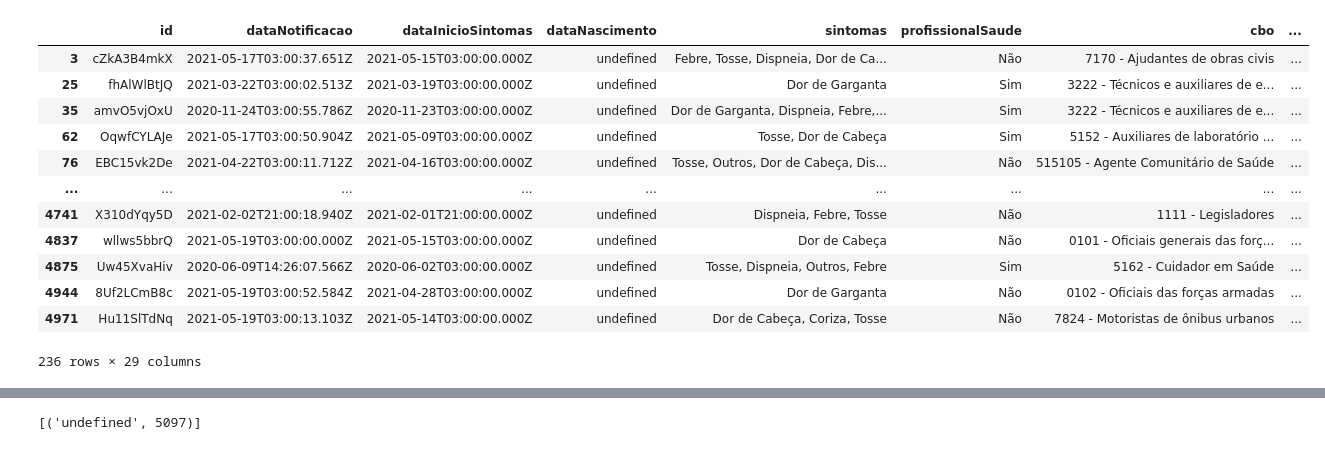
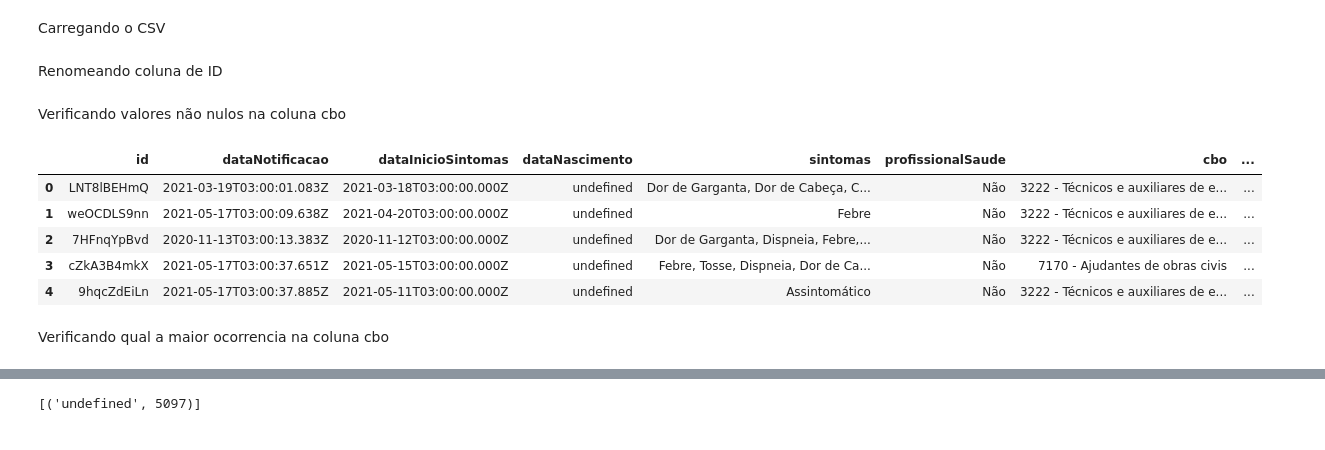
Before and after one commit to VagnerProjects/DataScience-Covid, a Jupyter notebook: SusCovid.ipynb, the cells around one changed output, grey strips where cells are left out. Cells and saved outputs as stored; diff of their text form; code cells hidden in the pictures.

```diff
--- a/SusCovid.ipynb
+++ b/SusCovid.ipynb
@@ -4,23 +6,24 @@
 import pandas as pd
 from collections import Counter
 from datetime import date, datetime
+# %% [markdown]
+Carregando o CSV
 # %%
 dataset_csv = pd.read_excel('/content/sample_data/dados-Gov.xlsx')
+# %% [markdown]
+Renomeando coluna de ID
 # %%
 rj_gov_dt = dataset_csv.rename(columns={'ÿid': 'id'})
+# %% [markdown]
+Verificando valores não nulos na coluna cbo
 # %%
-rj_gov_dt.loc[pd.notnull(rj_gov_dt['cbo'])]
+rj_gov_dt.loc[pd.notnull(rj_gov_dt['cbo'])].head(5)
 # %% [output]
 |  | id | dataNotificacao | dataInicioSintomas | dataNascimento | sintomas | profissionalSaude | cbo | ... |
+| 0 | LNT8lBEHmQ | 2021-03-19T03:00:01.083Z | 2021-03-18T03:00:00.000Z | undefined | Dor de Garganta, Dor de Cabeça, C... | Não | 3222 - Técnicos e auxiliares de e... | ... |
+| 1 | weOCDLS9nn | 2021-05-17T03:00:09.638Z | 2021-04-20T03:00:00.000Z | undefined | Febre | Não | 3222 - Técnicos e auxiliares de e... | ... |
+| 2 | 7HFnqYpBvd | 2020-11-13T03:00:13.383Z | 2020-11-12T03:00:00.000Z | undefined | Dor de Garganta, Dispneia, Febre,... | Não | 3222 - Técnicos e auxiliares de e... | ... |
 | 3 | cZkA3B4mkX | 2021-05-17T03:00:37.651Z | 2021-05-15T03:00:00.000Z | undefined | Febre, Tosse, Dispneia, Dor de Ca... | Não | 7170 - Ajudantes de obras civis | ... |
-| 25 | fhAlWlBtJQ | 2021-03-22T03:00:02.513Z | 2021-03-19T03:00:00.000Z | undefined | Dor de Garganta | Sim | 3222 - Técnicos e auxiliares de e... | ... |
-| 35 | amvO5vjOxU | 2020-11-24T03:00:55.786Z | 2020-11-23T03:00:00.000Z | undefined | Dor de Garganta, Dispneia, Febre,... | Sim | 3222 - Técnicos e auxiliares de e... | ... |
-| 62 | OqwfCYLAJe | 2021-05-17T03:00:50.904Z | 2021-05-09T03:00:00.000Z | undefined | Tosse, Dor de Cabeça | Sim | 5152 - Auxiliares de laboratório ... | ... |
-| 76 | EBC15vk2De | 2021-04-22T03:00:11.712Z | 2021-04-16T03:00:00.000Z | undefined | Tosse, Outros, Dor de Cabeça, Dis... | Não | 515105 - Agente Comunitário de Saúde | ... |
-| ... | ... | ... | ... | ... | ... | ... | ... | ... |
-| 4741 | X310dYqy5D | 2021-02-02T21:00:18.940Z | 2021-02-01T21:00:00.000Z | undefined | Dispneia, Febre, Tosse | Não | 1111 - Legisladores | ... |
-| 4837 | wllws5bbrQ | 2021-05-19T03:00:00.000Z | 2021-05-15T03:00:00.000Z | undefined | Dor de Cabeça | Não | 0101 - Oficiais generais das forç... | ... |
-| 4875 | Uw45XvaHiv | 2020-06-09T14:26:07.566Z | 2020-06-02T03:00:00.000Z | undefined | Tosse, Dispneia, Outros, Febre | Sim | 5162 - Cuidador em Saúde | ... |
-| 4944 | 8Uf2LCmB8c | 2021-05-19T03:00:52.584Z | 2021-04-28T03:00:00.000Z | undefined | Dor de Garganta | Não | 0102 - Oficiais das forças armadas | ... |
-| 4971 | Hu11SlTdNq | 2021-05-19T03:00:13.103Z | 2021-05-14T03:00:00.000Z | undefined | Dor de Cabeça, Coriza, Tosse | Não | 7824 - Motoristas de ônibus urbanos | ... |
+| 4 | 9hqcZdEiLn | 2021-05-17T03:00:37.885Z | 2021-05-11T03:00:00.000Z | undefined | Assintomático | Não | 3222 - Técnicos e auxiliares de e... | ... |
-236 rows × 29 columns
+# %% [markdown]
+Verificando qual a maior ocorrencia na coluna cbo
```
Also changed, not shown: parts of 19 cells of this notebook.
